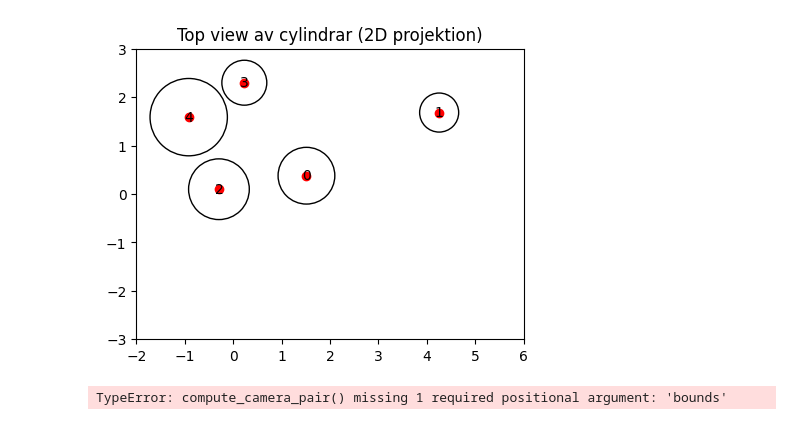
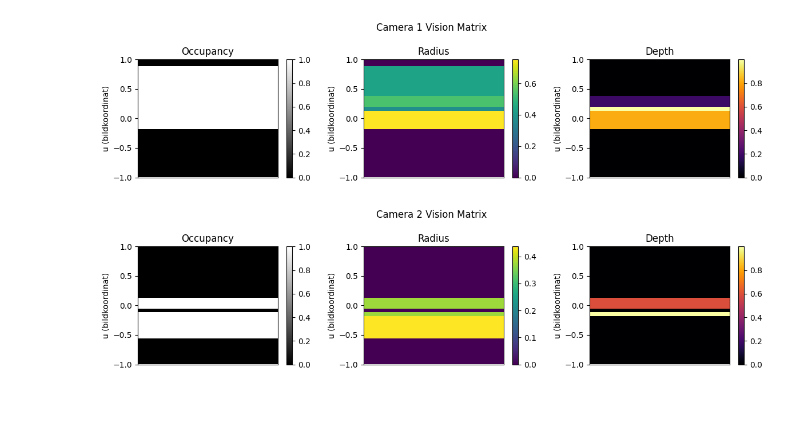
Before and after one commit to jo6815en/data_generator, a Jupyter notebook: 2d_parallel_cylinders.ipynb, the cells around one changed output. Saved outputs shown, nothing was run; the diff lists cells and outputs as text; code cells hidden in the pictures.

```diff
--- a/2d_parallel_cylinders.ipynb
+++ b/2d_parallel_cylinders.ipynb
@@ -188,32 +178,0 @@ plt.show()
-# %%
-import matplotlib.pyplot as plt
-
-# -----------------------
-# Plot (top view = cirklar)
-# -----------------------
-fig, ax = plt.subplots(figsize=(5,5))
-
-for i, (x, y, r, h) in enumerate(cylinders):
-    circ = plt.Circle((x, y), r, fill=False)
-    ax.add_patch(circ)
-    ax.plot(x, y, 'ro')
-    ax.text(x, y, str(i), ha='center', va='center')
-
-ax.set_aspect('equal')
-ax.set_xlim(xmin, xmax)
-ax.set_ylim(ymin, ymax)
-ax.set_title("Top view av cylindrar (2D projektion)")
-
-plt.show()
-# %% [output]
-[figure, removed]
-# %%
-from camera_model import compute_camera_pair
-
-cam1, cam2, proj1, proj2 = compute_camera_pair(cylinders, seed=42)
-
-for (i, u, v, r, d) in proj1:
-    circ = plt.Circle((u, v), r, fill=False)
-    ax.add_patch(circ)
-# %% [output]
-TypeError: compute_camera_pair() missing 1 required positional argument: 'bounds'
@@ -256,47 +179,65 @@ plt.show()
 # %%
 from vision import build_vision_pair
 
-mat_cam1, mat_cam2 = build_vision_pair(
-    proj1_all, vis1,
-    proj2_all, vis2,
-    circles
-)
+mat1, mat2 = build_vision_pair(proj1, proj2, cylinders)
 # %%
 import matplotlib.pyplot as plt
+import numpy as np
 
-def plot_vision_matrix(mat, title):
+def plot_vision_matrix(mat, title, u_min=-1.0, u_max=1.0):
     fig, axs = plt.subplots(1, 3, figsize=(12, 3))
 
     labels = ["Occupancy", "Radius", "Depth"]
     cmaps = ['gray', 'viridis', 'inferno']
 
+    num_bins = mat.shape[0]
+
+    # --- normalisera depth för bättre kontrast ---
+    depth = mat[:, 2]
+    if np.any(depth > 0):
+        depth_norm = depth.copy()
+        mask = depth > 0
+        depth_norm[mask] = (depth[mask] - np.min(depth[mask])) / (np.max(depth[mask]) - np.min(depth[mask]) + 1e-6)
+    else:
+        depth_norm = depth
+
+    # skapa temporär matris för plotting
+    mat_plot = np.stack([
+        mat[:, 0],            # occupancy
+        mat[:, 1],            # radius
+        depth_norm            # normalized depth
+    ], axis=1)
+
     for i in range(3):
-        data = mat[:, i].reshape(-1, 1)  # gör till 2D för imshow
+        data = mat_plot[:, i].reshape(-1, 1)
 
         im = axs[i].imshow(
             data,
             aspect='auto',
             origin='lower',
-            extent=[0, 1, -90, 90],  # grader
+            extent=[0, 1, u_min, u_max],
             cmap=cmaps[i]
         )
 
         axs[i].set_title(labels[i])
-        axs[i].set_ylabel("Vinkel (grader)")
+        axs[i].set_ylabel("u (bildkoordinat)")
         axs[i].set_xticks([])
 
         plt.colorbar(im, ax=axs[i])
 
     fig.suptitle(title)
     plt.tight_layout()
     plt.show()
 
 
 # -----------------------
 # Plot för båda kameror
 # -----------------------
-plot_vision_matrix(mat_cam1, "Camera 1 Vision Matrix")
-plot_vision_matrix(mat_cam2, "Camera 2 Vision Matrix")
+plot_vision_matrix(mat1, "Camera 1 Vision Matrix")
+plot_vision_matrix(mat2, "Camera 2 Vision Matrix")
+# %% [output]
+[figure, added]
+[figure, added]
 # %%
 import numpy as np
 import matplotlib.pyplot as plt
```
Also changed, not shown: parts of 6 cells of this notebook, 3 other files.
